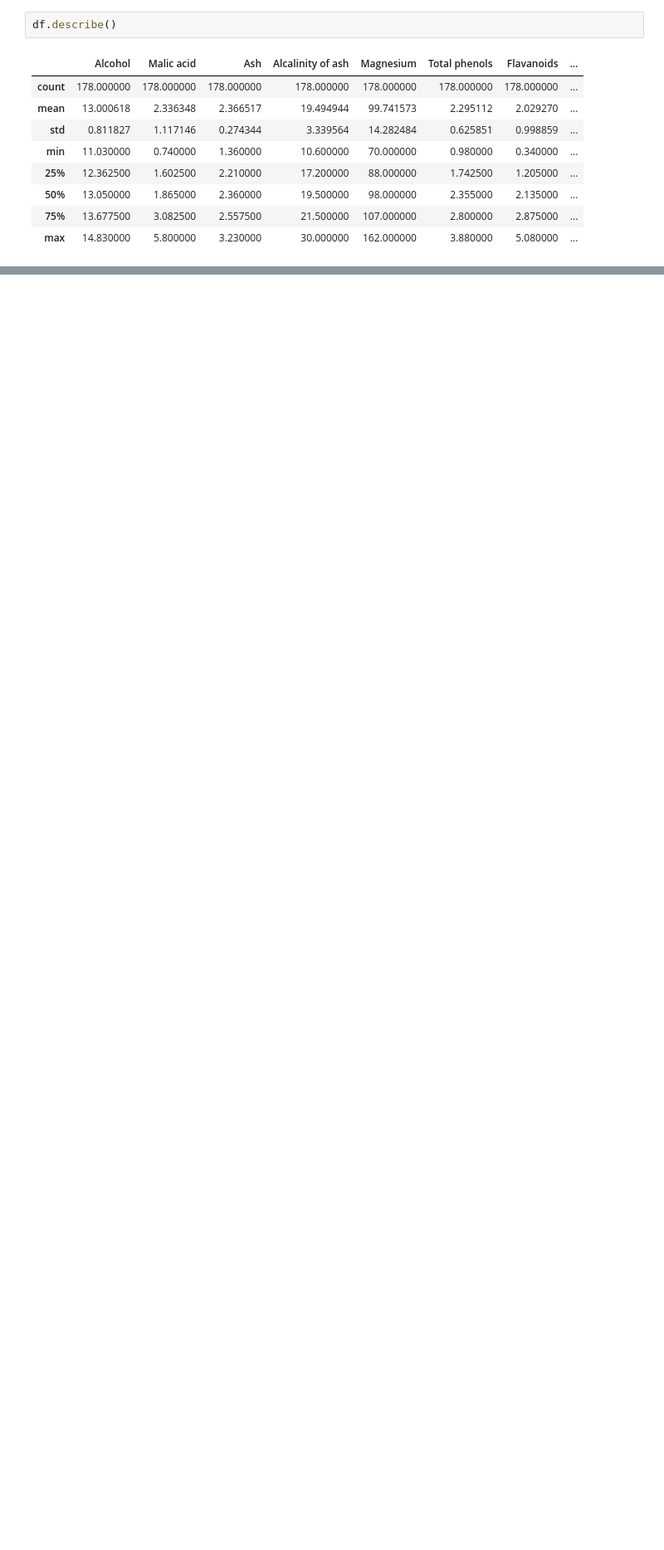
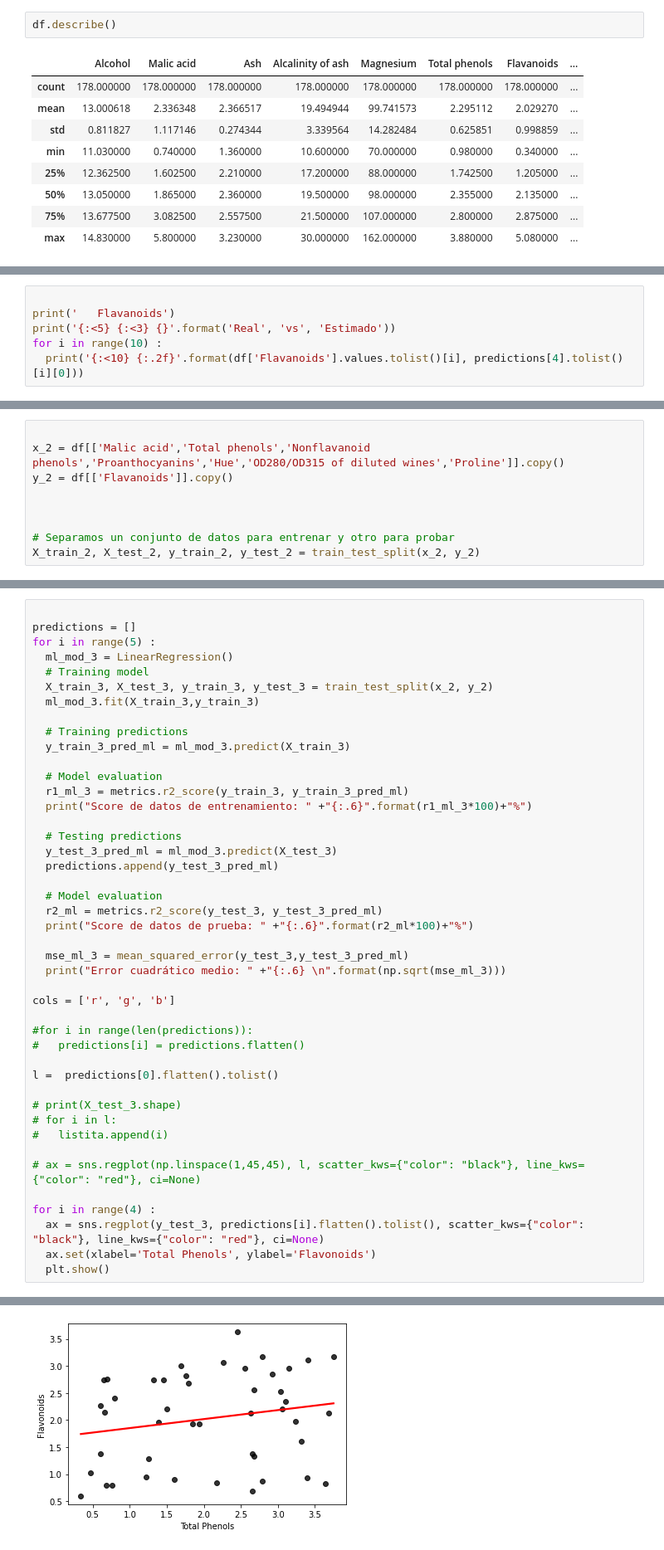
Before and after one commit to solishiguera/reporte-performance, a Jupyter notebook: ReportePerformance.ipynb, the cells around one changed output, grey strips where cells are left out. Shown: that part at 83% size. Drawn from its saved outputs; the diff is of its cells as text; blank space fills up the shorter version.

```diff
--- a/ReportePerformance.ipynb
+++ b/ReportePerformance.ipynb
@@ -181,0 +259,6 @@ Error cuadrático medio: 0.500458
+# %%
+
+print('   Flavanoids')
+print('{:<5} {:<3} {}'.format('Real', 'vs', 'Estimado'))
+for i in range(10) :
+  print('{:<10} {:.2f}'.format(df['Flavanoids'].values.tolist()[i], predictions[4].tolist()[i][0]))
@@ -181,0 +316,9 @@ Error cuadrático medio: 0.500458
+# %%
+
+x_2 = df[['Malic acid','Total phenols','Nonflavanoid phenols','Proanthocyanins','Hue','OD280/OD315 of diluted wines','Proline']].copy()
+y_2 = df[['Flavanoids']].copy()
+
+
+
+# Separamos un conjunto de datos para entrenar y otro para probar
+X_train_2, X_test_2, y_train_2, y_test_2 = train_test_split(x_2, y_2)
@@ -273,0 +369,45 @@ plt.show()
+# %%
+
+predictions = []
+for i in range(5) :
+  ml_mod_3 = LinearRegression()
+  # Training model
+  X_train_3, X_test_3, y_train_3, y_test_3 = train_test_split(x_2, y_2)
+  ml_mod_3.fit(X_train_3,y_train_3)
+
+  # Training predictions
+  y_train_3_pred_ml = ml_mod_3.predict(X_train_3)
+
+  # Model evaluation
+  r1_ml_3 = metrics.r2_score(y_train_3, y_train_3_pred_ml)
+  print("Score de datos de entrenamiento: " +"{:.6}".format(r1_ml_3*100)+"%")
+
+  # Testing predictions
+  y_test_3_pred_ml = ml_mod_3.predict(X_test_3)
+  predictions.append(y_test_3_pred_ml)
+
+  # Model evaluation
+  r2_ml = metrics.r2_score(y_test_3, y_test_3_pred_ml)
+  print("Score de datos de prueba: " +"{:.6}".format(r2_ml*100)+"%")
+
+  mse_ml_3 = mean_squared_error(y_test_3,y_test_3_pred_ml)
+  print("Error cuadrático medio: " +"{:.6} \n".format(np.sqrt(mse_ml_3)))
+
+cols = ['r', 'g', 'b']
+
+#for i in range(len(predictions)):
+#   predictions[i] = predictions.flatten()
+
+l =  predictions[0].flatten().tolist()
+
+# print(X_test_3.shape)
+# for i in l:
+#   listita.append(i)
+
+# ax = sns.regplot(np.linspace(1,45,45), l, scatter_kws={"color": "black"}, line_kws={"color": "red"}, ci=None)
+
+for i in range(4) :
+  ax = sns.regplot(y_test_3, predictions[i].flatten().tolist(), scatter_kws={"color": "black"}, line_kws={"color": "red"}, ci=None)
+  ax.set(xlabel='Total Phenols', ylabel='Flavonoids')
+  plt.show()
+# %% [output]
@@ -273,0 +433 @@ plt.show()
+[figure, added]
```
Also changed, not shown: parts of 34 cells of this notebook.
